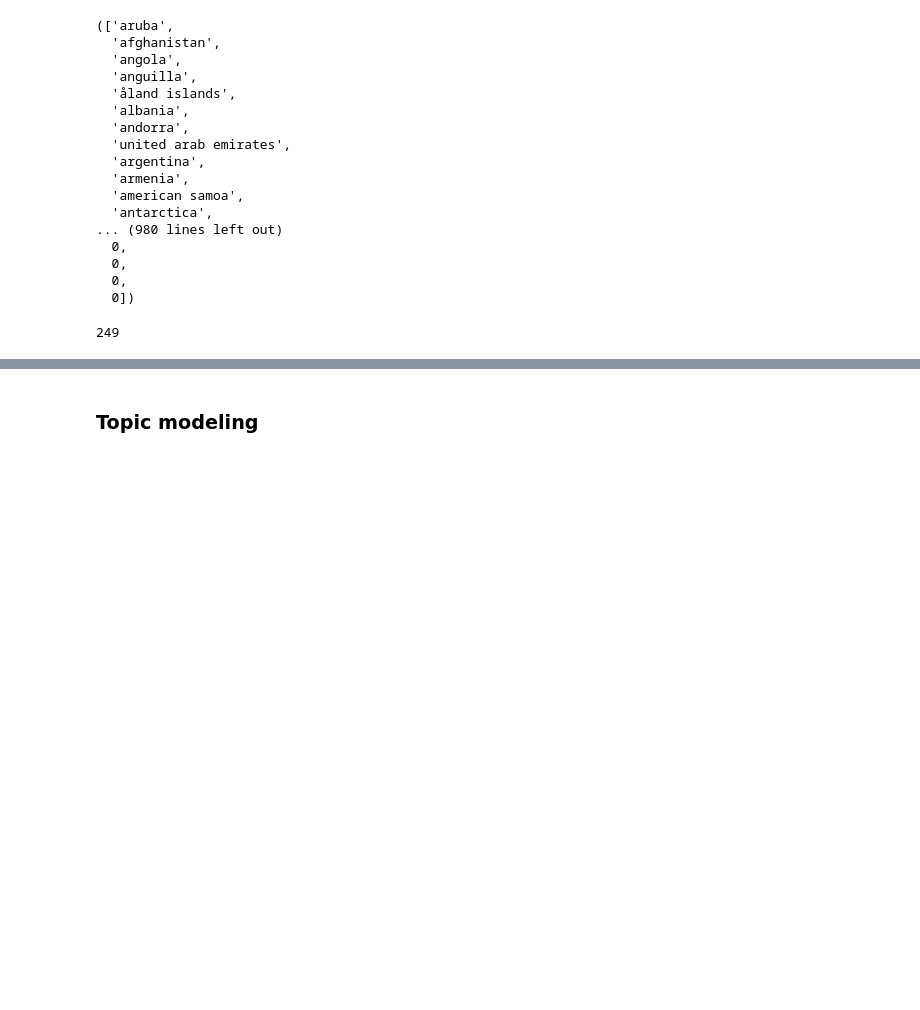
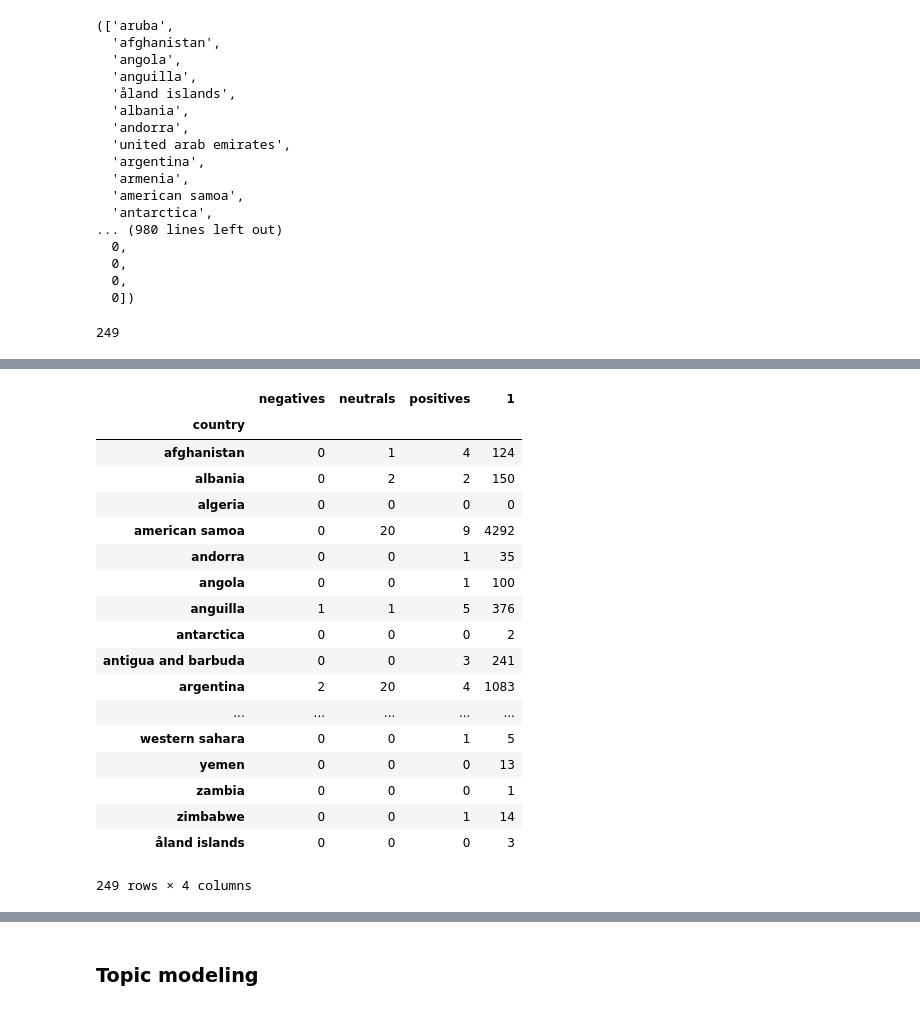
Before and after one commit to NevenaR/Homework, a Jupyter notebook: HW-5/HW05.ipynb, the cells around one changed output, grey strips where cells are left out. Cells and saved outputs as stored; diff of their text form; code cells hidden in the pictures; blank space fills up the shorter version.

```diff
--- a/HW-5/HW05.ipynb
+++ b/HW-5/HW05.ipynb
@@ -417,0 +404,4 @@ for c in countries_in_emails:
+# %%
+sent_per_country=pd.DataFrame({'country':country_names,'positives':positives, 'neutrals':neutrals,'negatives':negatives})
+# %%
+sent_per_country=sent_per_country.set_index("country")
@@ -417,0 +412,23 @@ for c in countries_in_emails:
+# %%
+countries_sent=frame2.join(frame1)
+countries_sent
+# %% [output]
+|  | negatives | neutrals | positives | 1 |
+| country |  |  |  |  |
+| afghanistan | 0 | 1 | 4 | 124 |
+| albania | 0 | 2 | 2 | 150 |
+| algeria | 0 | 0 | 0 | 0 |
+| american samoa | 0 | 20 | 9 | 4292 |
+| andorra | 0 | 0 | 1 | 35 |
+| angola | 0 | 0 | 1 | 100 |
+| anguilla | 1 | 1 | 5 | 376 |
+| antarctica | 0 | 0 | 0 | 2 |
+| antigua and barbuda | 0 | 0 | 3 | 241 |
+| argentina | 2 | 20 | 4 | 1083 |
+| ... | ... | ... | ... | ... |
+| western sahara | 0 | 0 | 1 | 5 |
+| yemen | 0 | 0 | 0 | 13 |
+| zambia | 0 | 0 | 0 | 1 |
+| zimbabwe | 0 | 0 | 1 | 14 |
+| åland islands | 0 | 0 | 0 | 3 |
+249 rows × 4 columns
```
Also changed, not shown: parts of 10 cells of this notebook.
